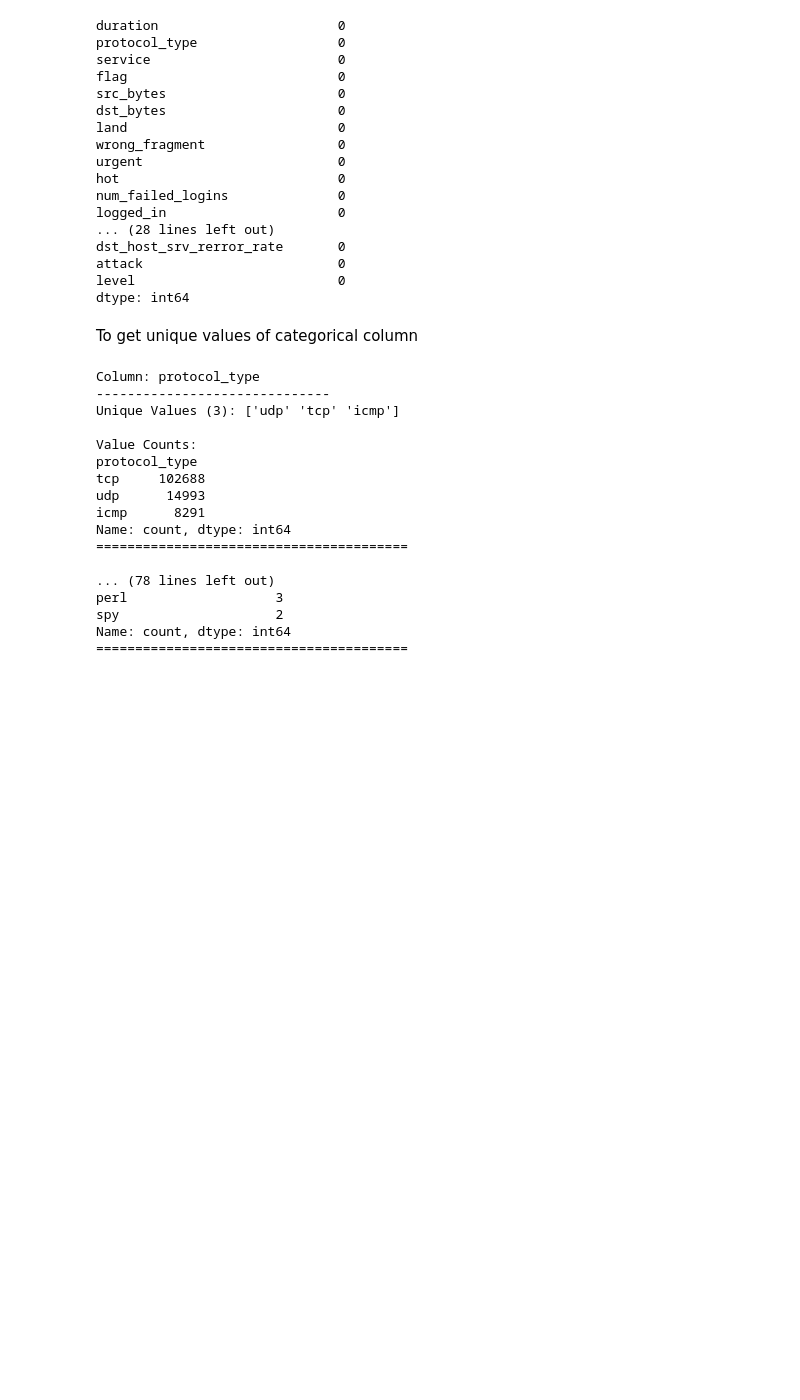
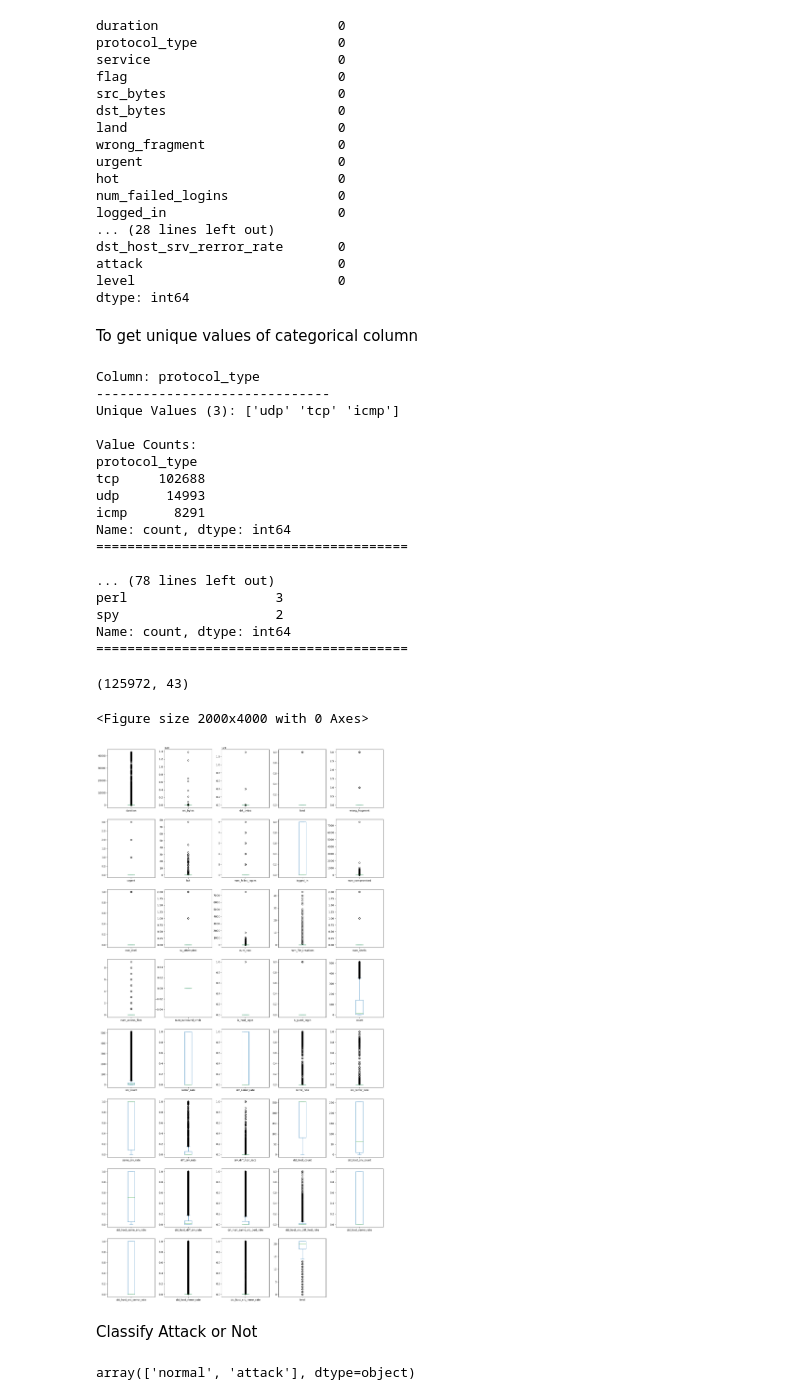
Before and after one commit to m-vp/Network-Intrusion-Detection, a Jupyter notebook: model.ipynb, the cells around one changed output. Saved outputs shown, nothing was run; the diff lists cells and outputs as text; code cells hidden in the pictures; blank space fills up the shorter version.

```diff
--- a/model.ipynb
+++ b/model.ipynb
@@ -166,3 +166,16 @@ perl                   3
 spy                    2
 Name: count, dtype: int64
 ========================================
+# %%
+df.shape
+# %% [output]
+(125972, 43)
+# %%
+plt.figure(figsize=(20, 40))
+df.plot(kind='box', subplots=True, layout=(8, 5), figsize=(20, 40))
+plt.show()
+# %% [output]
+<Figure size 2000x4000 with 0 Axes>
+[figure, added]
+# %% [markdown]
+Classify Attack or Not
@@ -168,0 +190,4 @@ Name: count, dtype: int64
+# %%
+df['attack'].unique()
+# %% [output]
+array(['normal', 'attack'], dtype=object)
```
Also changed, not shown: parts of 23 cells of this notebook.
